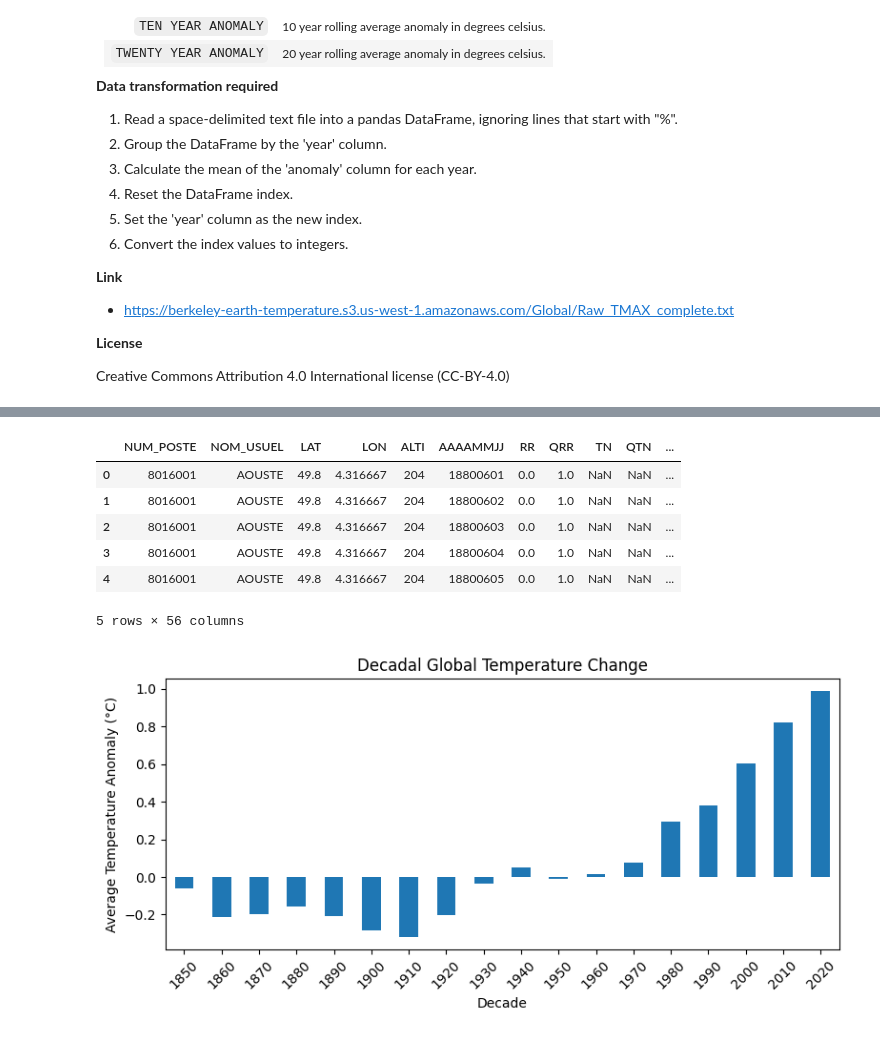
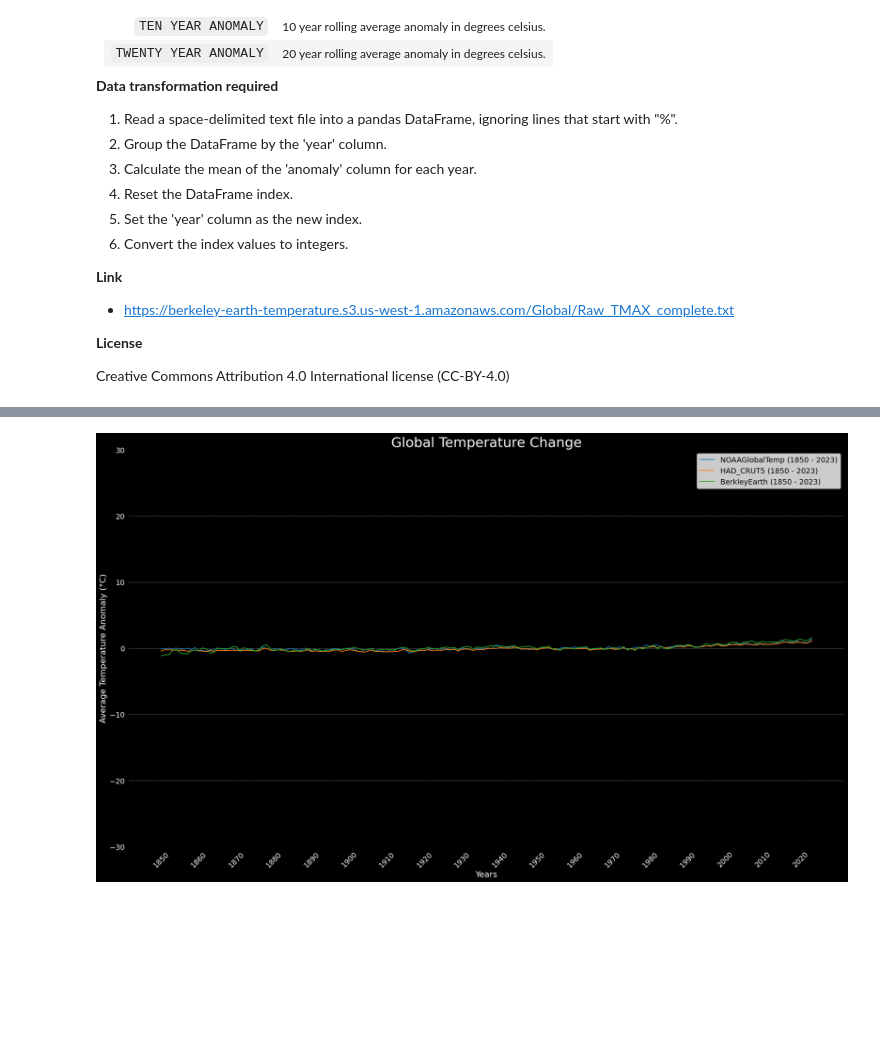
Before and after one commit to Saffian-Asghar/Global-Temperature-Analysis, a Jupyter notebook: Global_Temperature_Change.ipynb, the cells around one changed output, grey strips where cells are left out. Cells and saved outputs as stored; diff of their text form; code cells hidden in the pictures; blank space fills up the shorter version.

```diff
--- a/Global_Temperature_Change.ipynb
+++ b/Global_Temperature_Change.ipynb
@@ -350,34 +252,20 @@ Etalab Open Licence 2.0.
-# %%
-# Read the CSV file into a pandas DataFrame
-df = pd.read_csv(ardennes_RR_T_wind_1871_1949_url, compression='gzip', sep=';')
-
-# Display the DataFrame
-df.head()
-# %% [output]
-|  | NUM_POSTE | NOM_USUEL | LAT | LON | ALTI | AAAAMMJJ | RR | QRR | TN | QTN | ... |
-| 0 | 8016001 | AOUSTE | 49.8 | 4.316667 | 204 | 18800601 | 0.0 | 1.0 | NaN | NaN | ... |
-| 1 | 8016001 | AOUSTE | 49.8 | 4.316667 | 204 | 18800602 | 0.0 | 1.0 | NaN | NaN | ... |
-| 2 | 8016001 | AOUSTE | 49.8 | 4.316667 | 204 | 18800603 | 0.0 | 1.0 | NaN | NaN | ... |
-| 3 | 8016001 | AOUSTE | 49.8 | 4.316667 | 204 | 18800604 | 0.0 | 1.0 | NaN | NaN | ... |
-| 4 | 8016001 | AOUSTE | 49.8 | 4.316667 | 204 | 18800605 | 0.0 | 1.0 | NaN | NaN | ... |
-5 rows × 56 columns
-# %%
-
-# Assuming the DataFrame has an index with years and a column named "NOAAGlobalTemp (1850 - 2023)"
-# Extract the decade from the year
-merged_df['Decade'] = merged_df.index // 10 * 10
-
-# Calculate the decadal averages
-decadal_averages = merged_df.groupby('Decade')['NOAAGlobalTemp (1850 - 2023)'].mean()
-
-# Plot decadal temperature anomalies
-fig, ax = plt.subplots(figsize=(8, 4))
-decadal_averages.plot(kind='bar', ax=ax)
-ax.set_title('Decadal Global Temperature Change')
-ax.set_xlabel('Decade')
-ax.set_ylabel('Average Temperature Anomaly (°C)')
-plt.xticks(rotation=45)
-plt.tight_layout()
-plt.show()
-# %% [output]
-[figure, removed]
+# %%
+# Plot individual datasets
+plt.figure(figsize=(20, 12), facecolor='black')
+bars = plt.plot(merged_df.index, merged_df)
+
+plt.title('Global Temperature Change', fontsize=26, color='white')
+plt.xlabel('Years', fontsize=16, color='white')
+plt.ylabel('Average Temperature Anomaly (°C)', fontsize=16, color='white')
+plt.xticks(range(merged_df.index.min(), merged_df.index.max(), 10), rotation=45, fontsize=14, color='white')
+plt.yticks(fontsize=14, color='white')
+plt.grid(axis='y', linestyle='--', alpha=0.7)
+
+plt.gca().set_facecolor('black')
+
+plt.legend(merged_df.columns, fontsize=14)
+plt.ylim(-30, 30)
+plt.tight_layout()
+plt.show()
+# %% [output]
+[figure, added]
```
Also changed, not shown: parts of 24 cells of this notebook, 1 other file.
